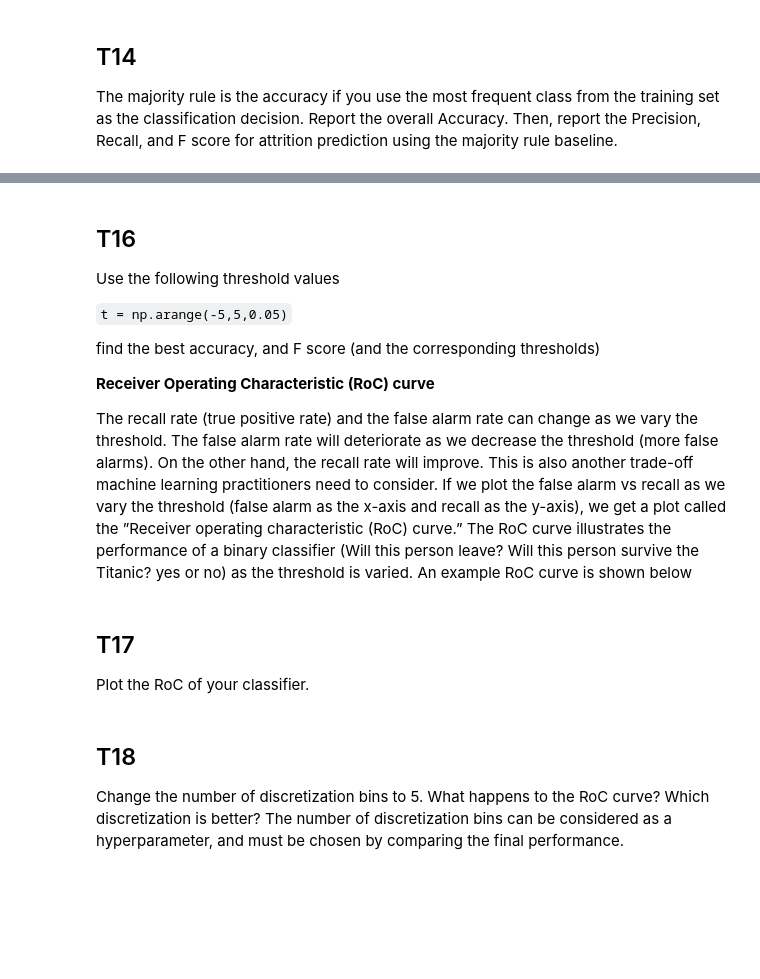
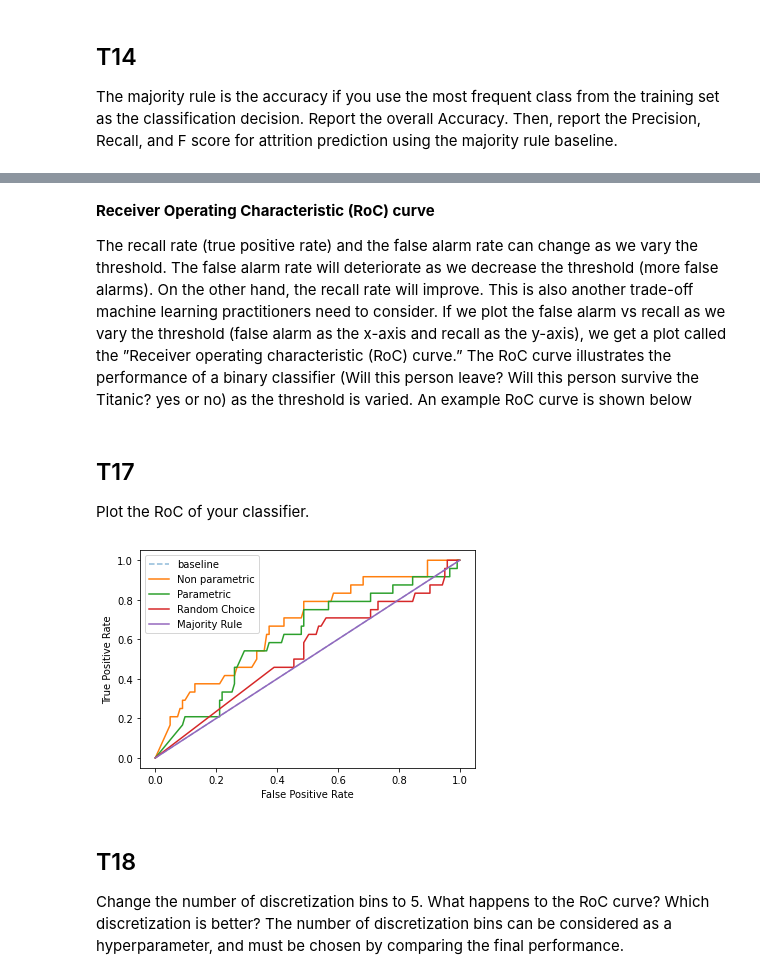
Before and after one commit to saenyakorn/2110573-PATT-RECOG, a Jupyter notebook: HW/HW02/HW02_Saenyakorn_Siangsanoh.ipynb, the cells around one changed output, grey strips where cells are left out. Drawn from its saved outputs; the diff is of its cells as text; code cells hidden in the pictures; blank space fills up the shorter version.

```diff
--- a/HW/HW02/HW02_Saenyakorn_Siangsanoh.ipynb
+++ b/HW/HW02/HW02_Saenyakorn_Siangsanoh.ipynb
@@ -362,10 +446,3 @@ lH(x) = logp(leave) −logp(stay)+ \Sigma_{i=1}[logp(xi|leave) −logpp(xi|stay)
 \end{aligned}
 
 If `lH(x)` is larger than 0, then classify it as leave. If `lH(x)` is smaller than 0, then classify it as stay.
-# %%
-# Find prior distribution
-def get_prior(train_data, _class=0):
-  return train_data.loc[train_data["Attrition"] == _class, "Attrition"].count() / train_data.shape[0]
-
-print("Prior distribution (Yes):", get_prior(train_data, 1))
-print("Prior distribution (No):", get_prior(train_data, 0))
@@ -434,0 +750,8 @@ The majority rule is the accuracy if you use the most frequent class from the tr
+# %%
+## Comparing the two models NP and P
+print("-------\nNB Non parametric")
+reporter = Reporter(result["Attrition NP"].to_numpy(), y_test, threshold=0)
+reporter.report()
+print("-------\nNB parametric")
+reporter = Reporter(result["Attrition P"].to_numpy(), y_test, threshold=0)
+reporter.report()
@@ -444,12 +832,4 @@ precision, recall, or F score (depending on which measure we want to optimize).
 # %% [markdown]
-## T16
-
-Use the following threshold values
-
-`t = np.arange(-5,5,0.05)`
-
-find the best accuracy, and F score (and the corresponding thresholds)
-
 **Receiver Operating Characteristic (RoC) curve**
 
 The recall rate (true positive rate) and the false alarm rate can change as we vary the threshold. The false alarm rate will deteriorate as we decrease the
@@ -460,6 +840,37 @@ yes or no) as the threshold is varied. An example RoC curve is shown below
 ## T17
 
 Plot the RoC of your classifier.
+# %%
+# Plot RoC curve
+baseline_random_choice = np.random.rand(y_test.shape[0]) * 10 - 5
+baseline_majority_rule = np.array([0] * y_test.shape[0])
+
+def plot_roc(prediction: pd.DataFrame, y_test):
+  thresholds = np.arange(-60, 5, 0.05)
+  plt.plot([0, 1], [0, 1], "--", label="baseline", alpha=0.5)
+  datas = [
+    prediction["Attrition NP"].to_numpy(),
+    prediction["Attrition P"].to_numpy(),
+    baseline_random_choice,
+    baseline_majority_rule
+  ]
+  labels = ["Non parametric", "Parametric", "Random Choice", "Majority Rule"]
+  for i, data in enumerate(datas):
+    sensitivities = []
+    specificities = []
+    for t in thresholds:
+      reporter = Reporter(data, y_test, threshold=t)
+      sensitivities.append(reporter.find_true_positive_rate())
+      specificities.append(reporter.find_false_positive_rate())
+    plt.plot(specificities, sensitivities, label=labels[i])
+  plt.xlabel("False Positive Rate")
+  plt.ylabel("True Positive Rate")
+  plt.legend()
+  plt.show()
+
+plot_roc(classifier.prediction.copy(), y_test)
+# %% [output]
+[figure, added]
 # %% [markdown]
 ## T18
 
```
Also changed, not shown: parts of 44 cells of this notebook, 2 other files.
